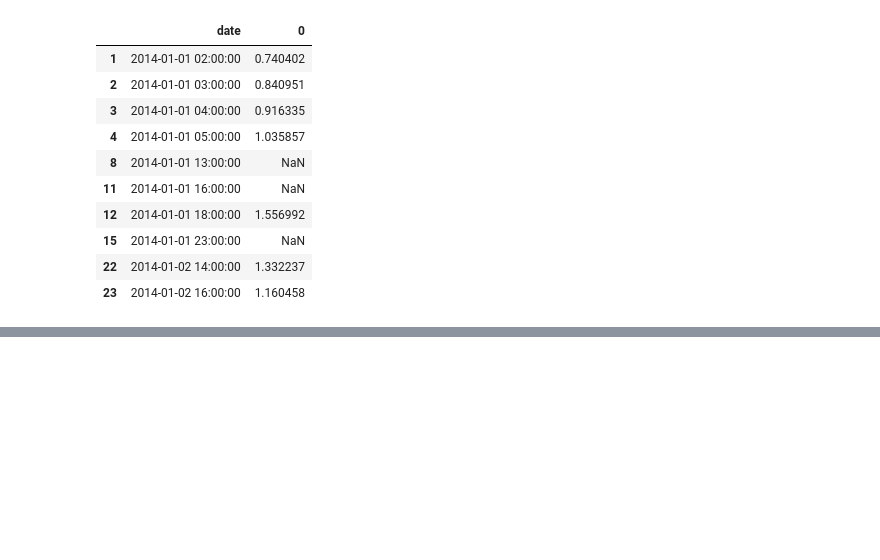
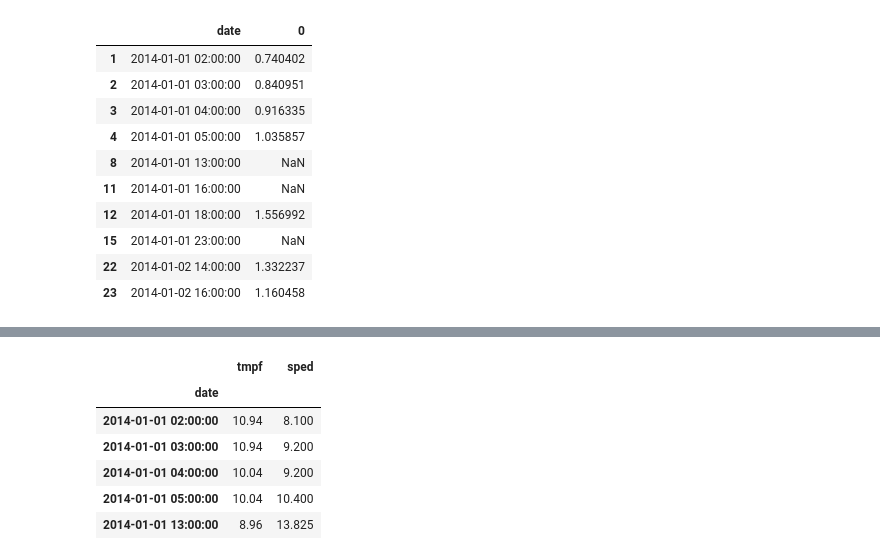
Before and after one commit to gr4vytr0n/pandas_, a Jupyter notebook: modern/part3.ipynb, the cells around one changed output, grey strips where cells are left out. Cells and saved outputs as stored; diff of their text form; code cells hidden in the pictures; blank space fills up the shorter version.

```diff
--- a/modern/part3.ipynb
+++ b/modern/part3.ipynb
@@ -296,0 +320,11 @@ pd.concat([
+# %%
+# using merge method
+pd.merge(temp.to_frame(), sped.to_frame(), left_index=True, right_index=True).head()
+# %% [output]
+|  | tmpf | sped |
+| date |  |  |
+| 2014-01-01 02:00:00 | 10.94 | 8.100 |
+| 2014-01-01 03:00:00 | 10.94 | 9.200 |
+| 2014-01-01 04:00:00 | 10.04 | 9.200 |
+| 2014-01-01 05:00:00 | 10.04 | 10.400 |
+| 2014-01-01 13:00:00 | 8.96 | 13.825 |
```
Also changed, not shown: parts of 4 cells of this notebook.
